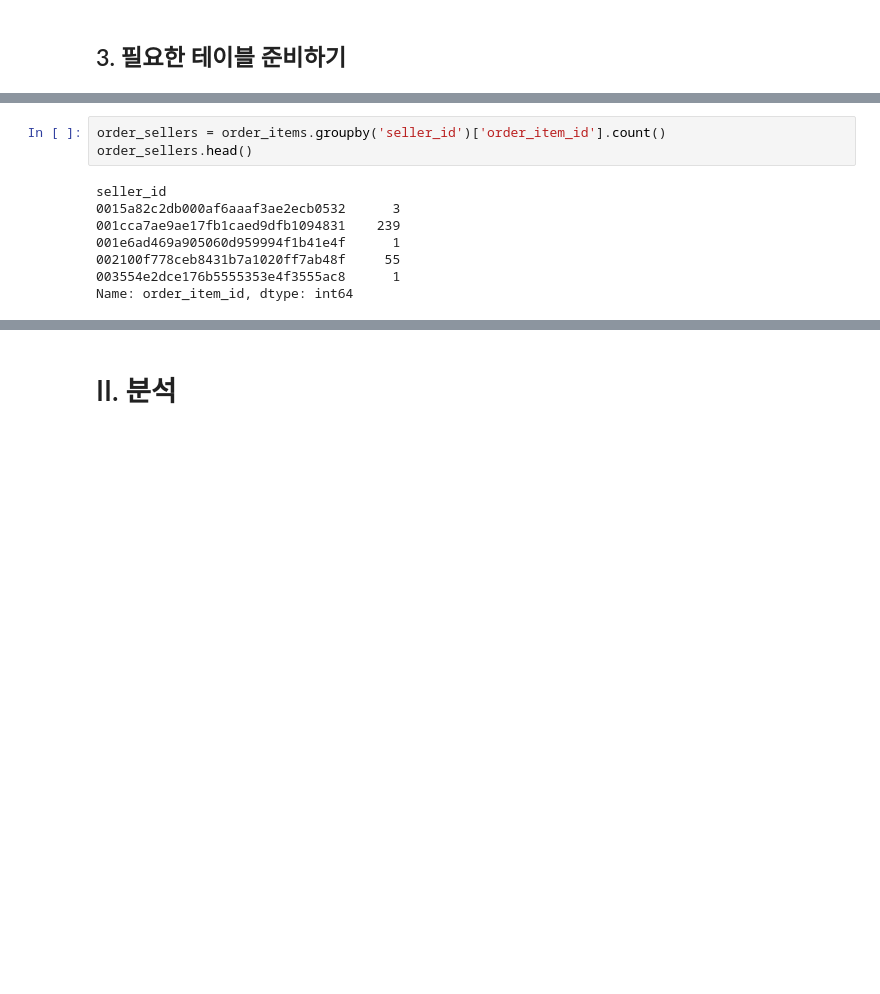
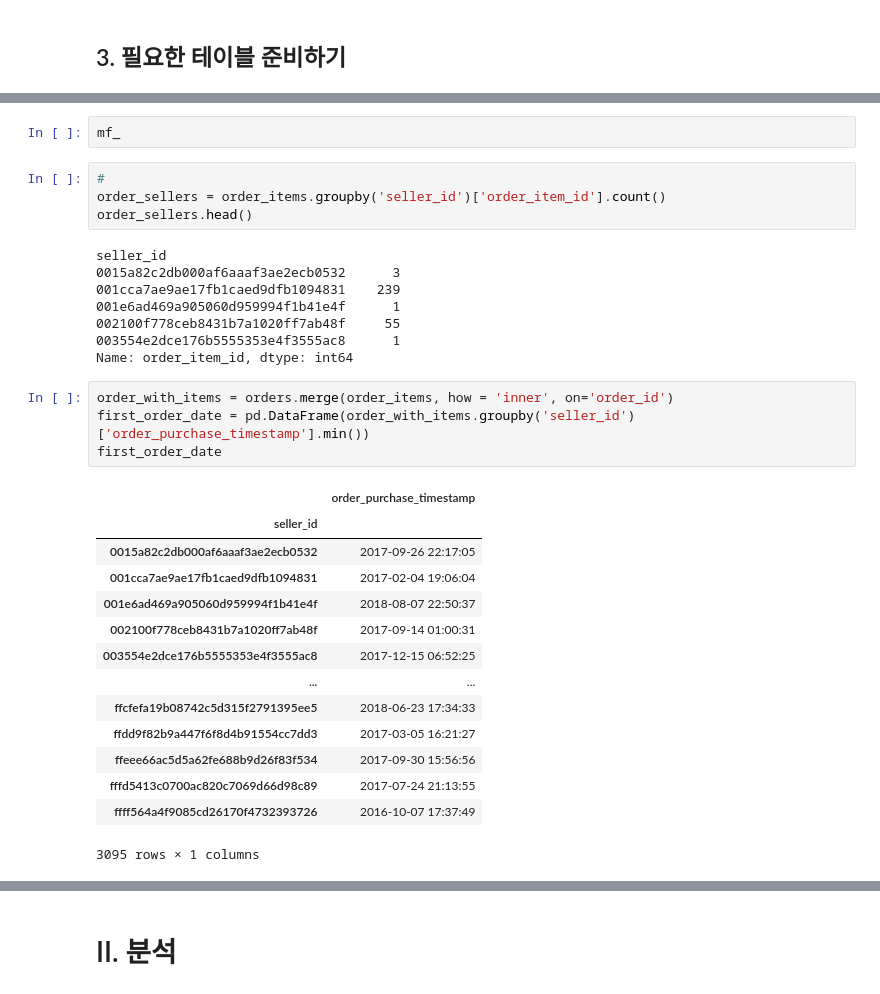
Before and after one commit to eunjipark123/olist_sellerside_analysis, a Jupyter notebook: Olist_seller_sales_analysis.ipynb, the cells around one changed output, grey strips where cells are left out. Drawn from its saved outputs; the diff is of its cells as text; blank space fills up the shorter version.

```diff
--- a/Olist_seller_sales_analysis.ipynb
+++ b/Olist_seller_sales_analysis.ipynb
@@ -145,4 +202,7 @@ marketing_funnel = mql.merge(closed_deals, how = 'left', on = 'mql_id')
+# %%
+mf_
 # %%
+#
 order_sellers = order_items.groupby('seller_id')['order_item_id'].count()
 order_sellers.head()
 # %% [output]
@@ -153,4 +213,23 @@ seller_id
 002100f778ceb8431b7a1020ff7ab48f     55
 003554e2dce176b5555353e4f3555ac8      1
 Name: order_item_id, dtype: int64
+# %%
+order_with_items = orders.merge(order_items, how = 'inner', on='order_id')
+first_order_date = pd.DataFrame(order_with_items.groupby('seller_id')['order_purchase_timestamp'].min())
+first_order_date
+# %% [output]
+|  | order_purchase_timestamp |
+| seller_id |  |
+| 0015a82c2db000af6aaaf3ae2ecb0532 | 2017-09-26 22:17:05 |
+| 001cca7ae9ae17fb1caed9dfb1094831 | 2017-02-04 19:06:04 |
+| 001e6ad469a905060d959994f1b41e4f | 2018-08-07 22:50:37 |
+| 002100f778ceb8431b7a1020ff7ab48f | 2017-09-14 01:00:31 |
+| 003554e2dce176b5555353e4f3555ac8 | 2017-12-15 06:52:25 |
+| ... | ... |
+| ffcfefa19b08742c5d315f2791395ee5 | 2018-06-23 17:34:33 |
+| ffdd9f82b9a447f6f8d4b91554cc7dd3 | 2017-03-05 16:21:27 |
+| ffeee66ac5d5a62fe688b9d26f83f534 | 2017-09-30 15:56:56 |
+| fffd5413c0700ac820c7069d66d98c89 | 2017-07-24 21:13:55 |
+| ffff564a4f9085cd26170f4732393726 | 2016-10-07 17:37:49 |
+3095 rows × 1 columns
 # %%
```
Also changed, not shown: parts of 27 cells of this notebook.
